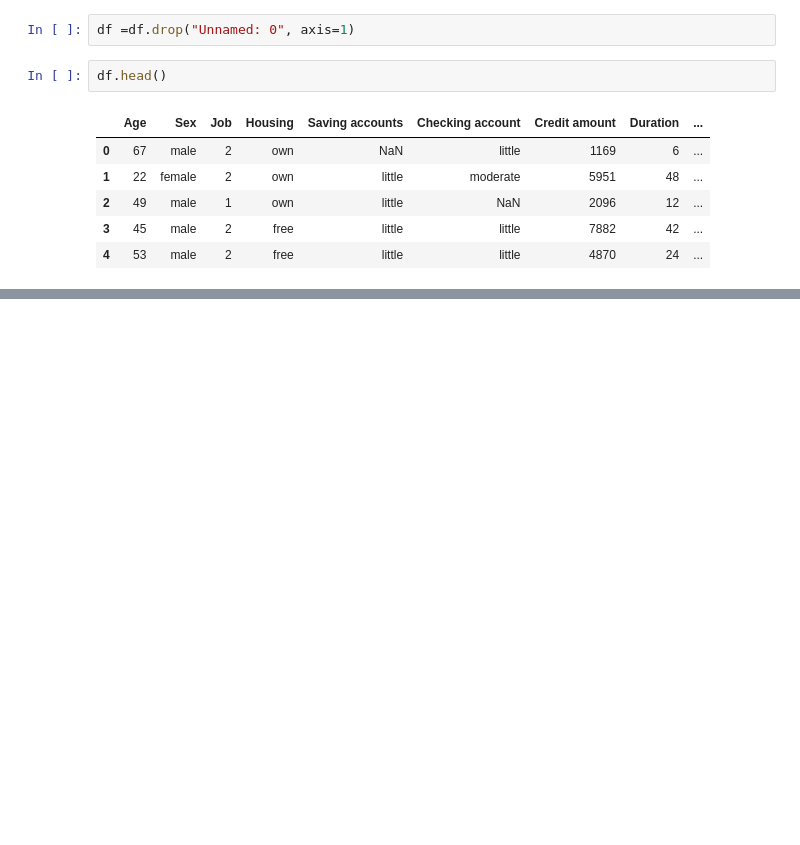
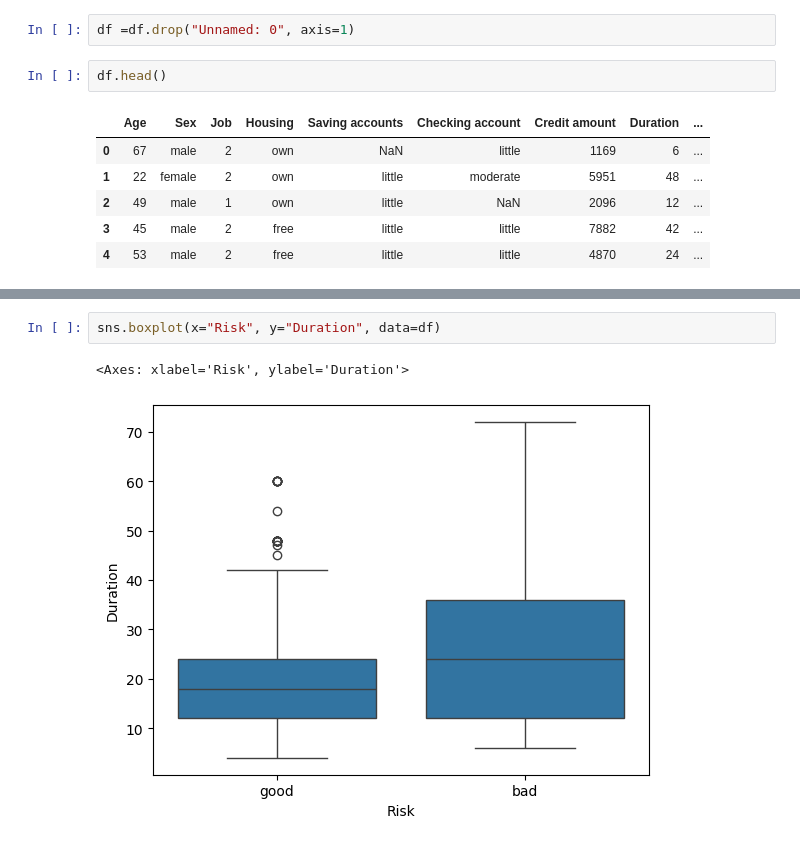
Before and after one commit to aman88390/credit-risk-ml-project, a Jupyter notebook: notebooks/eda.ipynb, the cells around one changed output, grey strips where cells are left out. Saved outputs shown, nothing was run; the diff lists cells and outputs as text; blank space fills up the shorter version.

```diff
--- a/notebooks/eda.ipynb
+++ b/notebooks/eda.ipynb
@@ -113,0 +177,5 @@ df.head()
+# %%
+sns.boxplot(x="Risk", y="Duration", data=df)
+# %% [output]
+<Axes: xlabel='Risk', ylabel='Duration'>
+[figure, added]
```
Also changed, not shown: parts of 29 cells of this notebook.
